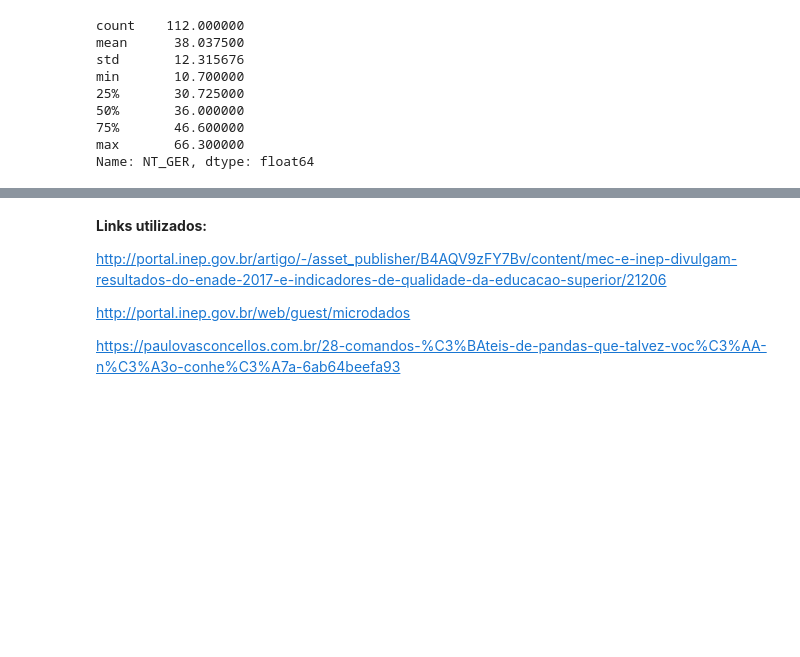
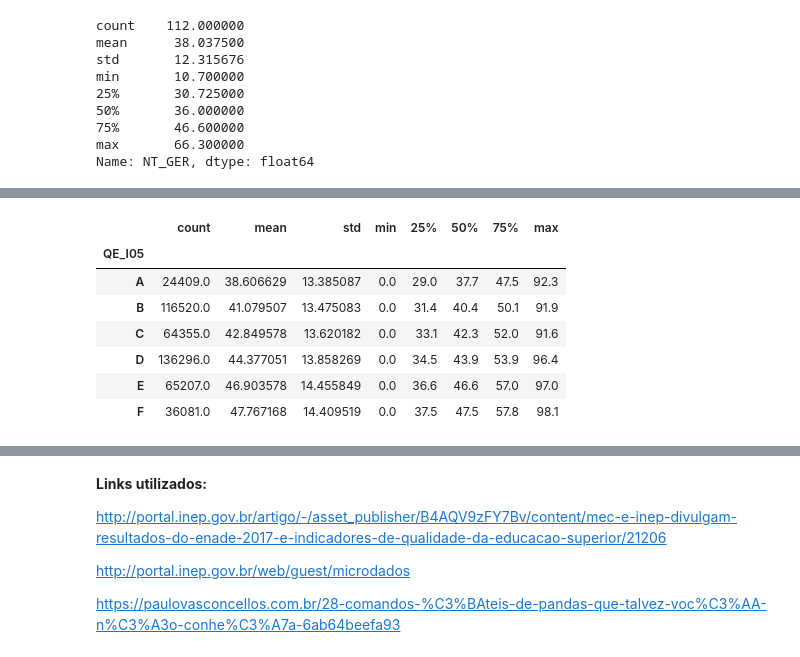
Before and after one commit to lucianaa/topicosIC, a Jupyter notebook: aula5.ipynb, the cells around one changed output, grey strips where cells are left out. Saved outputs shown, nothing was run; the diff lists cells and outputs as text; code cells hidden in the pictures; blank space fills up the shorter version.

```diff
--- a/aula5.ipynb
+++ b/aula5.ipynb
@@ -302,0 +331,15 @@ Name: NT_GER, dtype: float64
+# %%
+#A análise de variância (ANOVA) é um teste usado para comparar as médias de dois grupos.
+#suposições: normalidade, independência e variância homegênea
+
+#nota geral agrupada pela questão 05
+tabela['NT_GER'].groupby(tabela['QE_I05']).describe()
+# %% [output]
+|  | count | mean | std | min | 25% | 50% | 75% | max |
+| QE_I05 |  |  |  |  |  |  |  |  |
+| A | 24409.0 | 38.606629 | 13.385087 | 0.0 | 29.0 | 37.7 | 47.5 | 92.3 |
+| B | 116520.0 | 41.079507 | 13.475083 | 0.0 | 31.4 | 40.4 | 50.1 | 91.9 |
+| C | 64355.0 | 42.849578 | 13.620182 | 0.0 | 33.1 | 42.3 | 52.0 | 91.6 |
+| D | 136296.0 | 44.377051 | 13.858269 | 0.0 | 34.5 | 43.9 | 53.9 | 96.4 |
+| E | 65207.0 | 46.903578 | 14.455849 | 0.0 | 36.6 | 46.6 | 57.0 | 97.0 |
+| F | 36081.0 | 47.767168 | 14.409519 | 0.0 | 37.5 | 47.5 | 57.8 | 98.1 |
```
Also changed, not shown: parts of 5 cells of this notebook.
